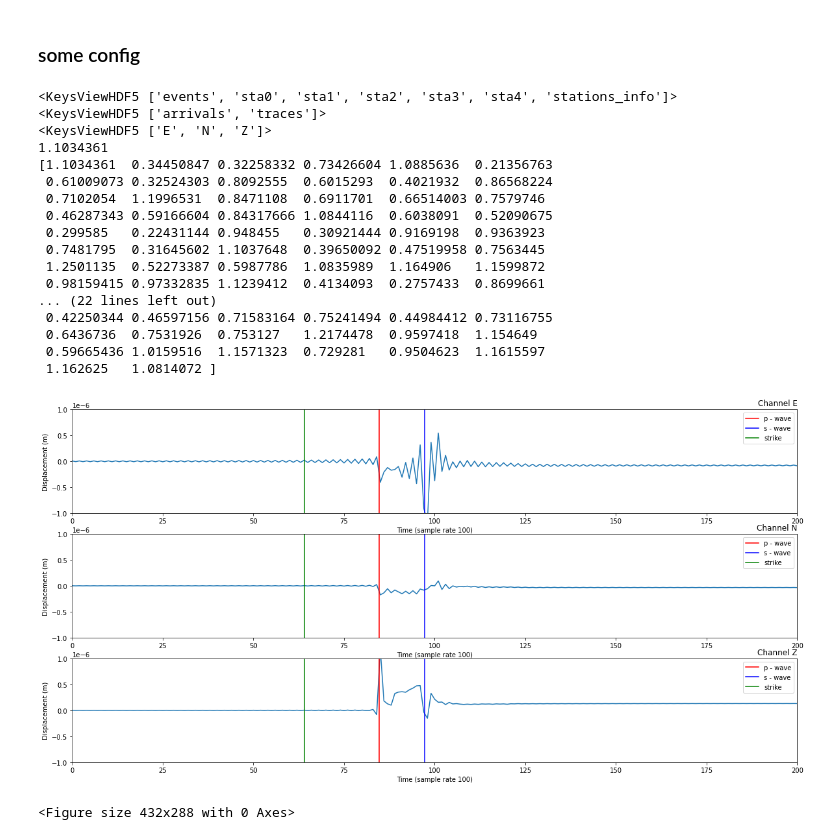
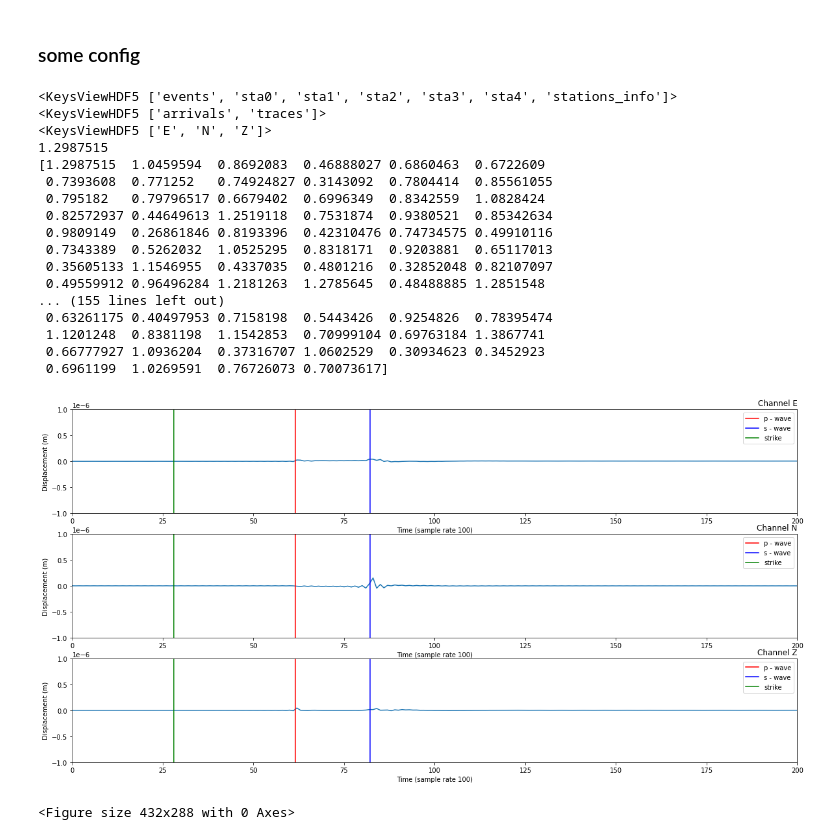
Before and after one commit to mexalon/Synth_wf, a Jupyter notebook: make_a_shake.ipynb, the cells around one changed output. Cells and saved outputs as stored; diff of their text form; code cells hidden in the pictures.

Commit message:
9 station

```diff
--- a/make_a_shake.ipynb
+++ b/make_a_shake.ipynb
@@ -18,9 +18,9 @@ from pyrocko.gui.marker import PhaseMarker
 channel_codes = 'ENZ'
 quantity = 'displacement'
 store_id = 'vogtland_malek2004_surface'
-num = 200  # 000
-m_min = -1.
-m_max = 1.
+num = 1000  # 000
+m_min = 0.
+m_max = 2.
 mag_uniform = True # uniform disrtribution of magnetudes
 depth_lo = 1000.
 depth_hi = 110. # somehow it crashes when depth is 100
@@ -31,7 +31,7 @@ p_id = 'rapidinv_p' # arrival ids from Green storage
 s_id = 'rapidinv_s' # in this green store simpl p and s don't always work
 datalen = 400 # data length in sampls, 0=event time
 starts_at = [-100, 1] # wf start at rand[-100, 0]
-file_name = 'test.hdf5' # '200k_wforms_displacement_14_10_22.hdf5'
+file_name = 'validation_1k_9_stations.hdf5' # '200k_wforms_displacement_14_10_22.hdf5'
 # %%
 """functions"""
 def get_mag(m_min=1, m_max=3, num=100, uniform=False):
@@ -94,6 +94,10 @@ locations = [
     {'name':'sta2', 'x':-r_stat, 'y':0., 'd':0.},
     {'name':'sta3', 'x':0., 'y':r_stat, 'd':0.},
     {'name':'sta4', 'x':0., 'y':-r_stat, 'd':0.},
+    {'name':'sta5', 'x':r_stat/2, 'y':r_stat/2, 'd':0.}, # addition stans
+    {'name':'sta6', 'x':-r_stat/2, 'y':-r_stat/2, 'd':0.},
+    {'name':'sta7', 'x':r_stat/2, 'y':-r_stat/2, 'd':0.},
+    {'name':'sta8', 'x':-r_stat/2, 'y':r_stat/2, 'd':0.},
 ]
 """list of station params"""
 stations = [{
@@ -253,49 +257,49 @@ si.head()
 arr = pd.read_hdf(file_name, '/events')
 arr.head()
 
 '''sample'''
 sample_rate = si['smpl_rate_hz'][0]
 
 fig, ax = plt.subplots(3,1, figsize=(4,3*2))
 fig.set_size_inches(20,10)
 
-trace_no = 14
+trace_no = 110
 sta = 1 # sta num
 chnlz = 'ENZ' # channel code
 
 with h5py.File(file_name, 'r') as f:
     for ii, ch in enumerate(chnlz):
         ax[ii].set_xlim(0,200)
         ax[ii].set_ylim(-1e-6,1e-6)
         ax[ii].plot(f[f"sta{sta}/traces/{ch}"][trace_no])
         ax[ii].axvline(x=f[f"sta{sta}/arrivals/p"][trace_no]*sample_rate, color='r', label = 'p - wave')
         ax[ii].axvline(x=f[f"sta{sta}/arrivals/s"][trace_no]*sample_rate, color='b', label = 's - wave')
         ax[ii].axvline(x=f[f"sta{sta}/arrivals/strike"][trace_no]*sample_rate, color='g', label = 'strike')
         ax[ii].legend()
         ax[ii].set_title(f'Channel {ch}', loc='right')
         ax[ii].set_xlabel(f'Time (sample rate {sample_rate})')
         ax[ii].set_ylabel(f'Displacement (m)')
 
 plt.savefig(f'wavwforms_sampl.png', dpi = 300,  bbox_inches='tight', transparent=False)
 # %% [output]
 <KeysViewHDF5 ['events', 'sta0', 'sta1', 'sta2', 'sta3', 'sta4', 'stations_info']>
 <KeysViewHDF5 ['arrivals', 'traces']>
 <KeysViewHDF5 ['E', 'N', 'Z']>
-1.1034361
-[1.1034361  0.34450847 0.32258332 0.73426604 1.0885636  0.21356763
- 0.61009073 0.32524303 0.8092555  0.6015293  0.4021932  0.86568224
- 0.7102054  1.1996531  0.8471108  0.6911701  0.66514003 0.7579746
- 0.46287343 0.59166604 0.84317666 1.0844116  0.6038091  0.52090675
- 0.299585   0.22431144 0.948455   0.30921444 0.9169198  0.9363923
- 0.7481795  0.31645602 1.1037648  0.39650092 0.47519958 0.7563445
- 1.2501135  0.52273387 0.5987786  1.0835989  1.164906   1.1599872
- 0.98159415 0.97332835 1.1239412  0.4134093  0.2757433  0.8699661
-... (22 lines left out)
- 0.42250344 0.46597156 0.71583164 0.75241494 0.44984412 0.73116755
- 0.6436736  0.7531926  0.753127   1.2174478  0.9597418  1.154649
- 0.59665436 1.0159516  1.1571323  0.729281   0.9504623  1.1615597
- 1.162625   1.0814072 ]
+1.2987515
+[1.2987515  1.0459594  0.8692083  0.46888027 0.6860463  0.6722609
+ 0.7393608  0.771252   0.74924827 0.3143092  0.7804414  0.85561055
+ 0.795182   0.79796517 0.6679402  0.6996349  0.8342559  1.0828424
+ 0.82572937 0.44649613 1.2519118  0.7531874  0.9380521  0.85342634
+ 0.9809149  0.26861846 0.8193396  0.42310476 0.74734575 0.49910116
+ 0.7343389  0.5262032  1.0525295  0.8318171  0.9203881  0.65117013
+ 0.35605133 1.1546955  0.4337035  0.4801216  0.32852048 0.82107097
+ 0.49559912 0.96496284 1.2181263  1.2785645  0.48488885 1.2851548
+... (155 lines left out)
+ 0.63261175 0.40497953 0.7158198  0.5443426  0.9254826  0.78395474
+ 1.1201248  0.8381198  1.1542853  0.70999104 0.69763184 1.3867741
+ 0.66777927 1.0936204  0.37316707 1.0602529  0.30934623 0.3452923
+ 0.6961199  1.0269591  0.76726073 0.70073617]
-[figure, old version]
+[figure, new version]
 # %%
 # %% [output]
 <Figure size 432x288 with 0 Axes>
```
